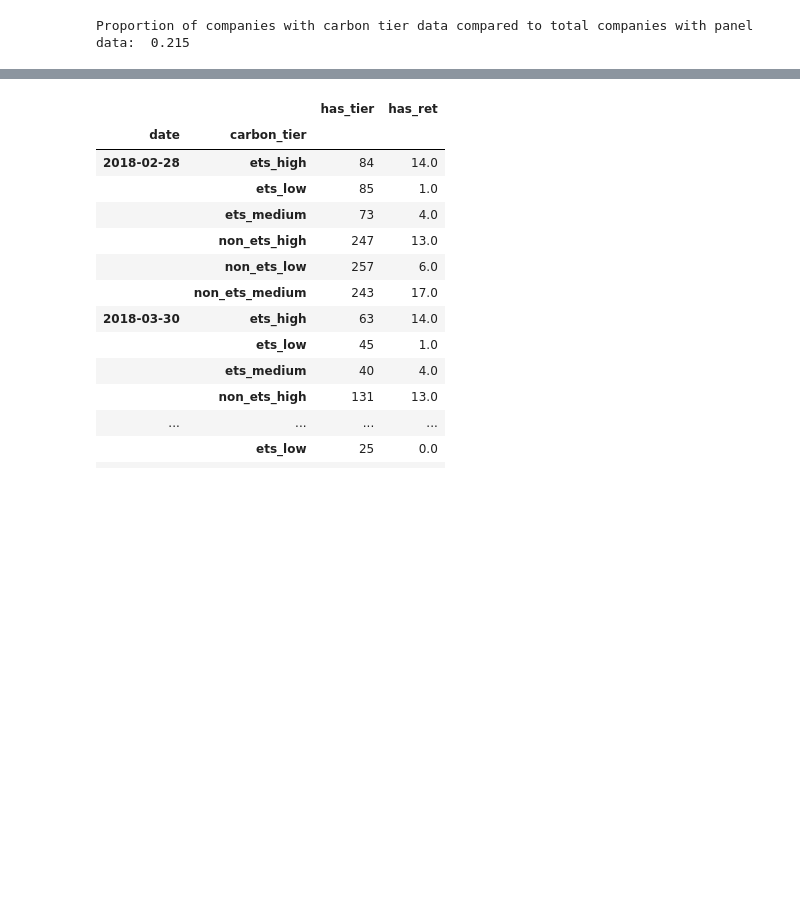
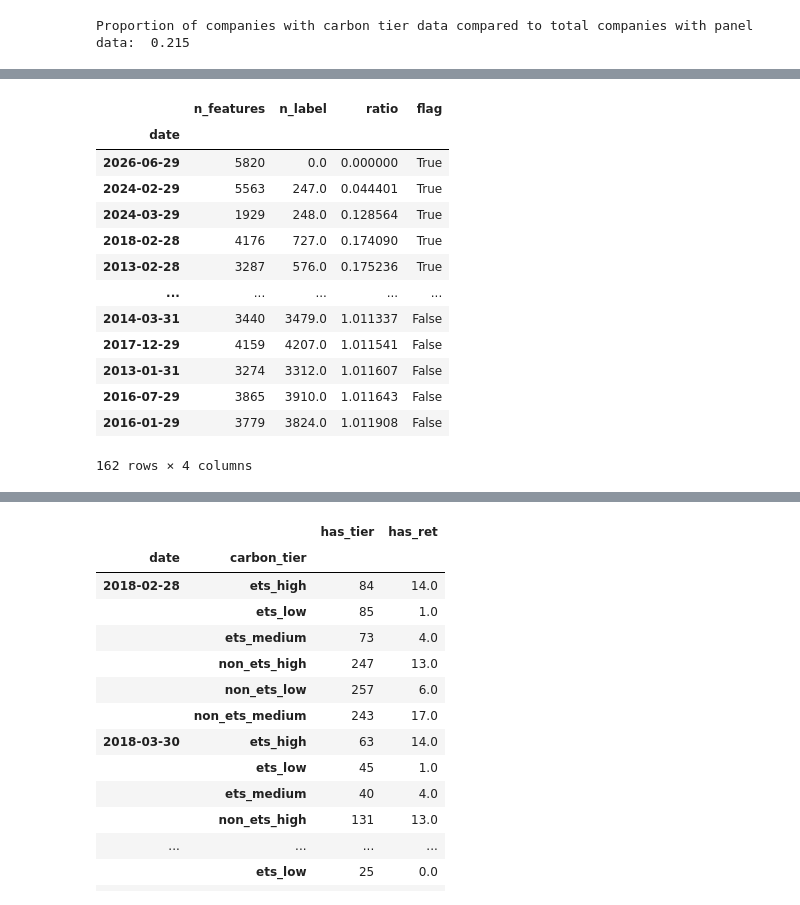
Before and after one commit to salinela/carbon-portfolio-project-v2, a Jupyter notebook: notebooks/08_eda.ipynb, the cells around one changed output, grey strips where cells are left out. Cells and saved outputs as stored; diff of their text form; code cells hidden in the pictures; blank space fills up the shorter version.

```diff
--- a/notebooks/08_eda.ipynb
+++ b/notebooks/08_eda.ipynb
@@ -318,0 +278,17 @@ tret_trim[tret_trim.isna().any(axis = 1)]
+# %%
+cov
+# %% [output]
+|  | n_features | n_label | ratio | flag |
+| date |  |  |  |  |
+| 2026-06-29 | 5820 | 0.0 | 0.000000 | True |
+| 2024-02-29 | 5563 | 247.0 | 0.044401 | True |
+| 2024-03-29 | 1929 | 248.0 | 0.128564 | True |
+| 2018-02-28 | 4176 | 727.0 | 0.174090 | True |
+| 2013-02-28 | 3287 | 576.0 | 0.175236 | True |
+| ... | ... | ... | ... | ... |
+| 2014-03-31 | 3440 | 3479.0 | 1.011337 | False |
+| 2017-12-29 | 4159 | 4207.0 | 1.011541 | False |
+| 2013-01-31 | 3274 | 3312.0 | 1.011607 | False |
+| 2016-07-29 | 3865 | 3910.0 | 1.011643 | False |
+| 2016-01-29 | 3779 | 3824.0 | 1.011908 | False |
+162 rows × 4 columns
```
Also changed, not shown: parts of 13 cells of this notebook.
